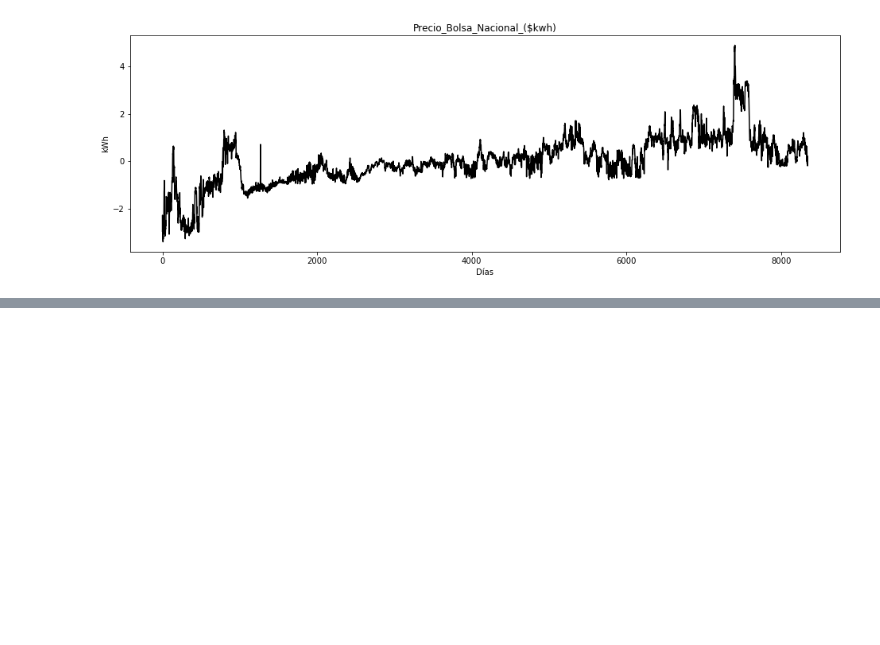
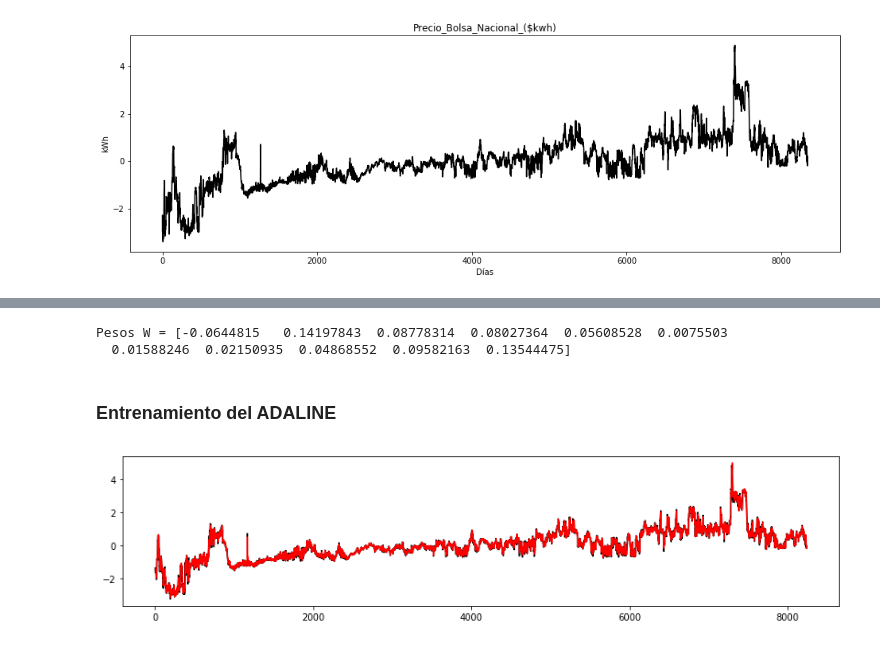
Before and after one commit to ann-2018-03/evaluacion-lfsalazarz, a Jupyter notebook: 01-precios-solucion.ipynb, the cells around one changed output, grey strips where cells are left out. Cells and saved outputs as stored; diff of their text form; code cells hidden in the pictures; blank space fills up the shorter version.

```diff
--- a/01-precios-solucion.ipynb
+++ b/01-precios-solucion.ipynb
@@ -145,0 +210,46 @@ plt.plot(
+# %%
+L = 10
+epochs = 100
+
+model = ADALINE(L)
+optimizer = get_optimizer(mu=0.005)
+
+np.random.seed(seed)
+tf.set_random_seed(seed)
+for _ in range(epochs):
+    for t in range(L, len(precalentamiento)):
+        x = precalentamiento[t-L:t]
+        grads = grad(model, x, precalentamiento[t])
+        optimizer.apply_gradients(zip(grads, [model.w]), global_step=tf.train.get_or_create_global_step())
+
+print('Pesos W =', model.w.numpy())
+# %% [output]
+Pesos W = [-0.0644815   0.14197843  0.08778314  0.08027364  0.05608528  0.0075503
+  0.01588246  0.02150935  0.04868552  0.09582163  0.13544475]
+# %% [markdown]
+### Entrenamiento del ADALINE
+# %%
+y_objetivo = d_transformed.reshape(-1)
+y_pred = np.empty(len(y_objetivo))
+y_pred[:] = np.nan
+
+SSE = []
+
+np.random.seed(seed)
+tf.set_random_seed(seed)
+for _ in range(epochs):
+    _sse = 0
+    for t in range(L, len(y_objetivo)):
+
+        x = y_objetivo[t-L:t]
+        y_pred[t] = model(x)
+        _sse += loss(model, x, y_objetivo[t])
+
+        grads = grad(model, x, y_objetivo[t])
+        optimizer.apply_gradients(zip(grads, [model.w]), global_step=tf.train.get_or_create_global_step())
+
+    SSE.append(_sse)
+
+plot_y_vs_pred(y_objetivo, y_pred)
+# %% [output]
+[figure, added]
```
Also changed, not shown: parts of 30 cells of this notebook.
